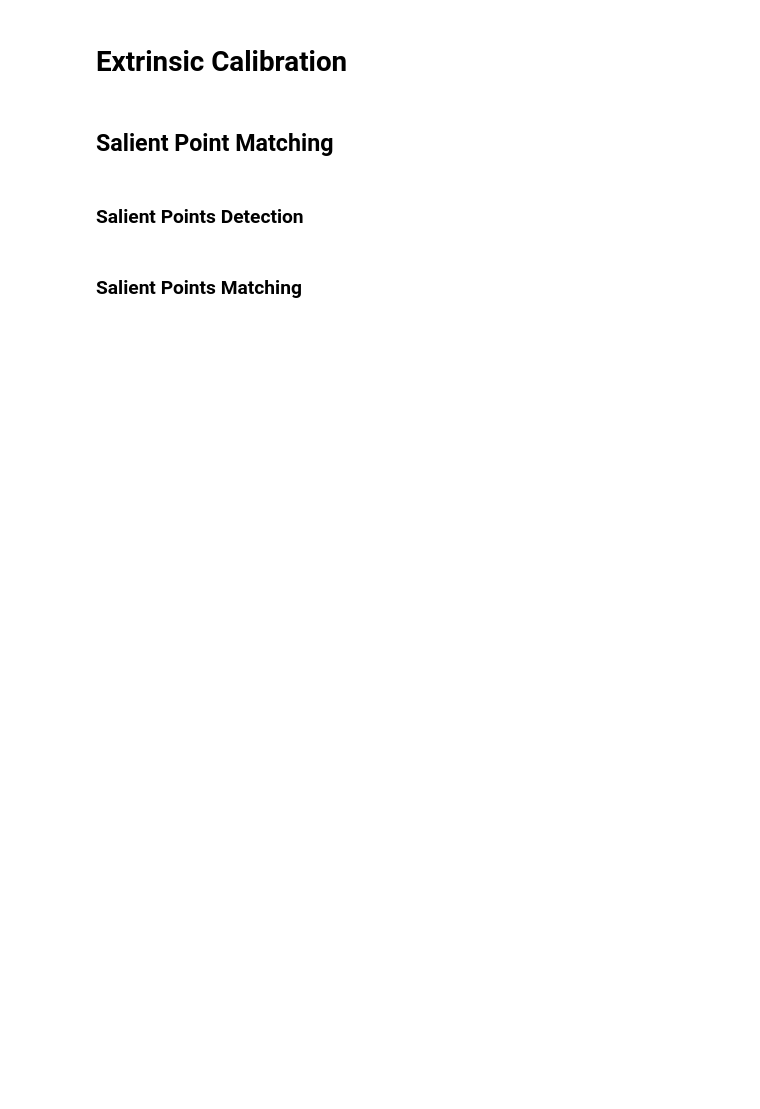
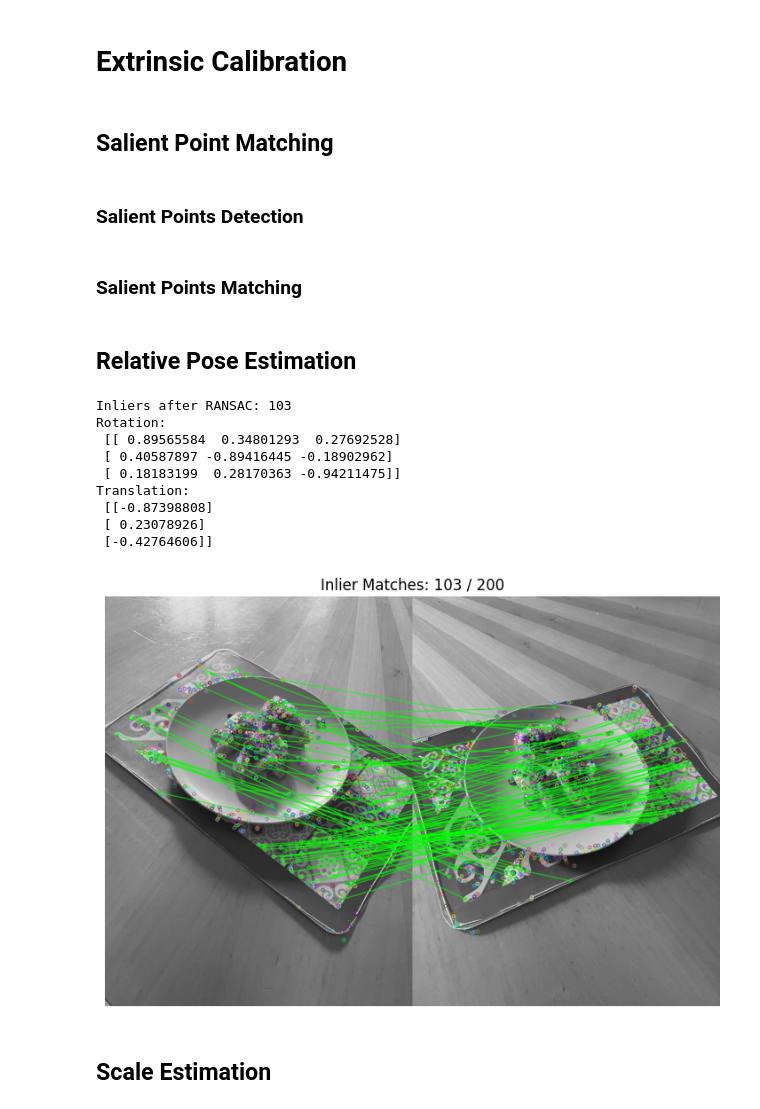
Before and after one commit to FrankSanta/3DReconstruction, a Jupyter notebook: code.ipynb, the cells around one changed output. Saved outputs shown, nothing was run; the diff lists cells and outputs as text; code cells hidden in the pictures; blank space fills up the shorter version.

```diff
--- a/code.ipynb
+++ b/code.ipynb
@@ -9,19 +83,15 @@ from matplotlib import pyplot as plt
 img1 = cv2.imread("./pose1.png")
 img2 = cv2.imread("./pose2.png")
 
-# Flip images upside down
-img1 = cv2.flip(img1, 0)
-img2 = cv2.flip(img2, 0)
-
 # Resize images to fit on screen
-scale = 0.33
+scale = 0.2
 img1 = cv2.resize(img1, (int(img1.shape[1] * scale), int(img1.shape[0] * scale)))
 img2 = cv2.resize(img2, (int(img2.shape[1] * scale), int(img2.shape[0] * scale)))
 
 combined = np.hstack((img1, img2))
 
 cv2.imshow("Two-view", combined)
-cv2.waitKey(2000)
+cv2.waitKey(1000)
 cv2.destroyAllWindows()
 # %%
 # Convert the loaded image to grayscale
@@ -118,13 +188,13 @@ bf_matches = bf.knnMatch(des1, des2, k=2)
 # Lowe's ratio test
 good_matches = []
 for m,n in bf_matches:
-    if m.distance < 0.75 * n.distance:
+    if m.distance < 0.8 * n.distance:
         good_matches.append(m)
 
 bf_matched_img = cv2.drawMatches(img1, kp1, img2, kp2, good_matches, None, flags=cv2.DrawMatchesFlags_NOT_DRAW_SINGLE_POINTS)
 
 cv2.imshow("Brute Force Matched Points", bf_matched_img)
-cv2.waitKey(10000)
+cv2.waitKey(1000)
 cv2.destroyAllWindows()
 # %%
 # FLANN
@@ -167 +237,47 @@ cv2.waitKey(10000)
 cv2.destroyAllWindows()
+# %% [markdown]
+## Relative Pose Estimation
+# %%
+# Standard RANSAC
+
+pts1 = np.float32([kp1[m.queryIdx].pt for m in sym_matches])
+pts2 = np.float32([kp2[m.trainIdx].pt for m in sym_matches])
+
+F, mask = cv2.findFundamentalMat(pts1, pts2, cv2.RANSAC, 3.0)
+
+E = K.T @ F @ K
+
+inliers1 = pts1[mask.ravel() == 1]
+inliers2 = pts2[mask.ravel() == 1]
+
+print("Inliers after RANSAC:", len(inliers1))
+
+_, R, t, mask_pose = cv2.recoverPose(E, inliers1, inliers2)
+
+print("Rotation:\n", R)
+print("Translation:\n", t)
+
+inlier_matches = [sym_matches[i] for i, m in enumerate(mask.ravel()) if m == 1]
+img_matches = cv2.drawMatches(img1, kp1, img2, kp2, inlier_matches, None,
+                              matchColor=(0, 255, 0), singlePointColor=(255, 0, 0),
+                              matchesMask=None, flags=2)
+
+
+plt.figure(figsize=(12, 6))
+plt.imshow(cv2.cvtColor(img_matches, cv2.COLOR_BGR2RGB))
+plt.title(f"Inlier Matches: {len(inliers1)} / {len(pts1)}")
+plt.axis("off")
+plt.show()
+# %% [output]
+Inliers after RANSAC: 103
+Rotation:
+ [[ 0.89565584  0.34801293  0.27692528]
+ [ 0.40587897 -0.89416445 -0.18902962]
+ [ 0.18183199  0.28170363 -0.94211475]]
+Translation:
+ [[-0.87398808]
+ [ 0.23078926]
+ [-0.42764606]]
+[figure, added]
+# %% [markdown]
+## Scale Estimation
```
Also changed, not shown: parts of 20 cells of this notebook, 32 other files.
